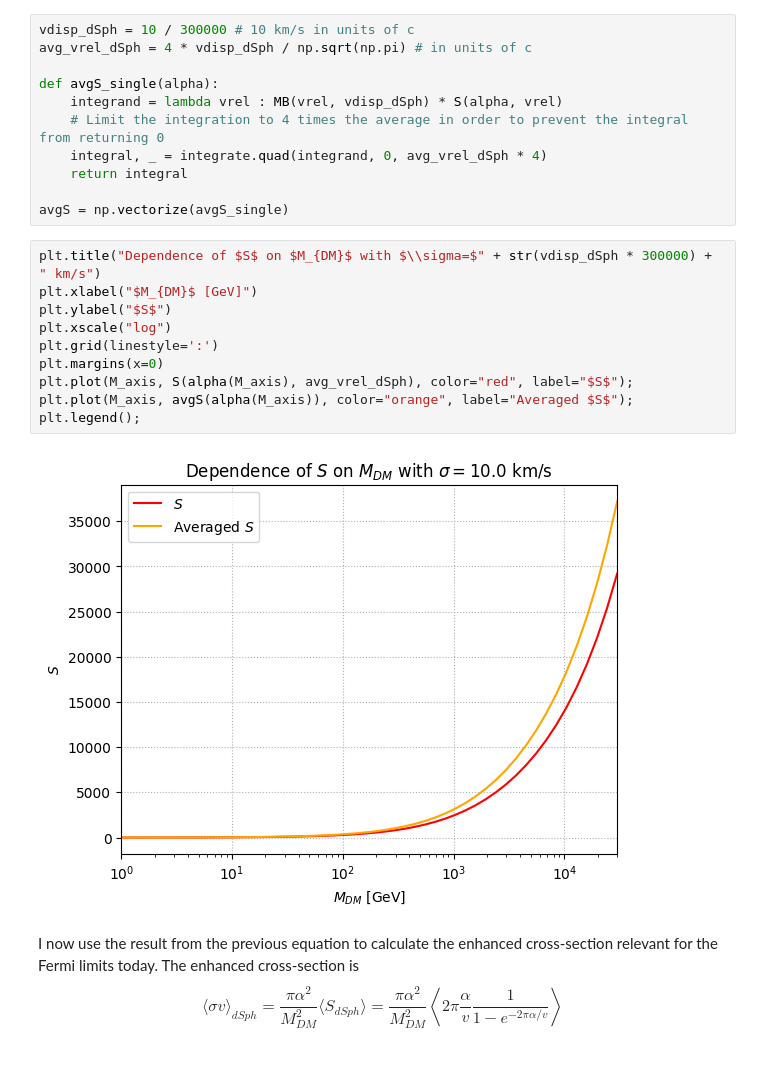
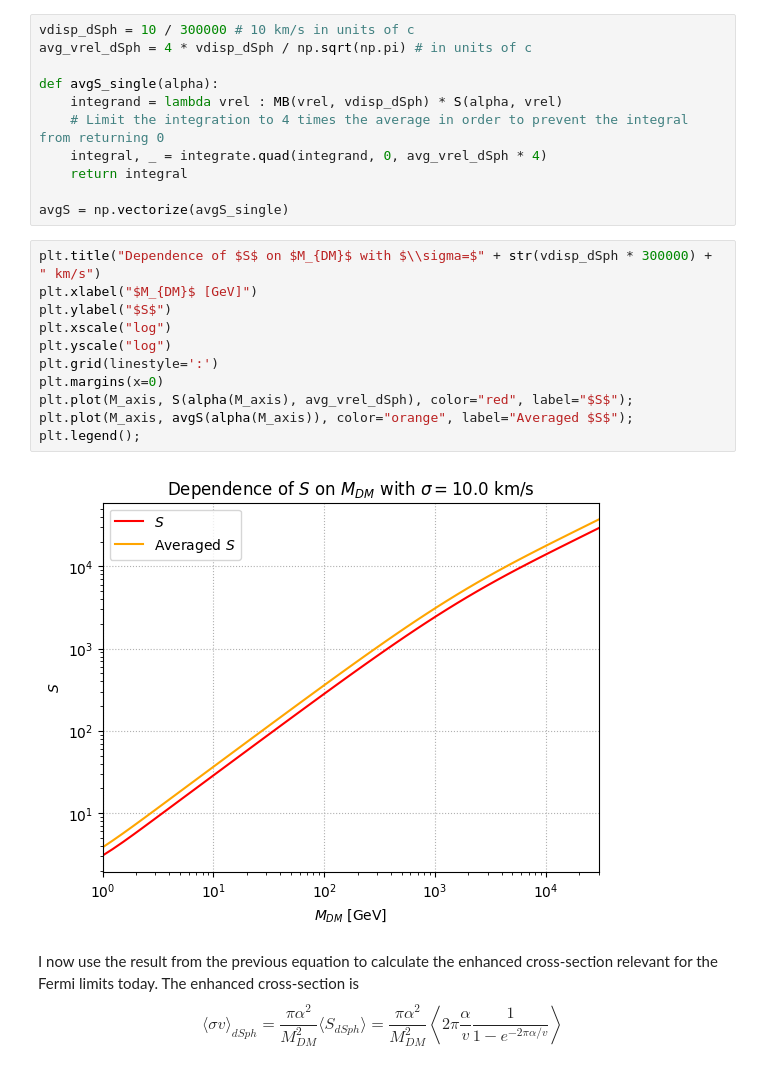
Before and after one commit to LuckeeDev/bachelor-thesis, a Jupyter notebook: notebooks/sommerfeld.ipynb, the cells around one changed output. Saved outputs shown, nothing was run; the diff lists cells and outputs as text.

```diff
--- a/notebooks/sommerfeld.ipynb
+++ b/notebooks/sommerfeld.ipynb
@@ -67,15 +67,16 @@ avgS = np.vectorize(avgS_single)
 # %%
 plt.title("Dependence of $S$ on $M_{DM}$ with $\\sigma=$" + str(vdisp_dSph * 300000) + " km/s")
 plt.xlabel("$M_{DM}$ [GeV]")
 plt.ylabel("$S$")
 plt.xscale("log")
+plt.yscale("log")
 plt.grid(linestyle=':')
 plt.margins(x=0)
 plt.plot(M_axis, S(alpha(M_axis), avg_vrel_dSph), color="red", label="$S$");
 plt.plot(M_axis, avgS(alpha(M_axis)), color="orange", label="Averaged $S$");
 plt.legend();
 # %% [output]
-[figure, old version]
+[figure, new version]
 # %% [markdown]
 I now use the result from the previous equation to calculate the enhanced cross-section relevant for the Fermi limits today. The enhanced cross-section is
 $$
```
